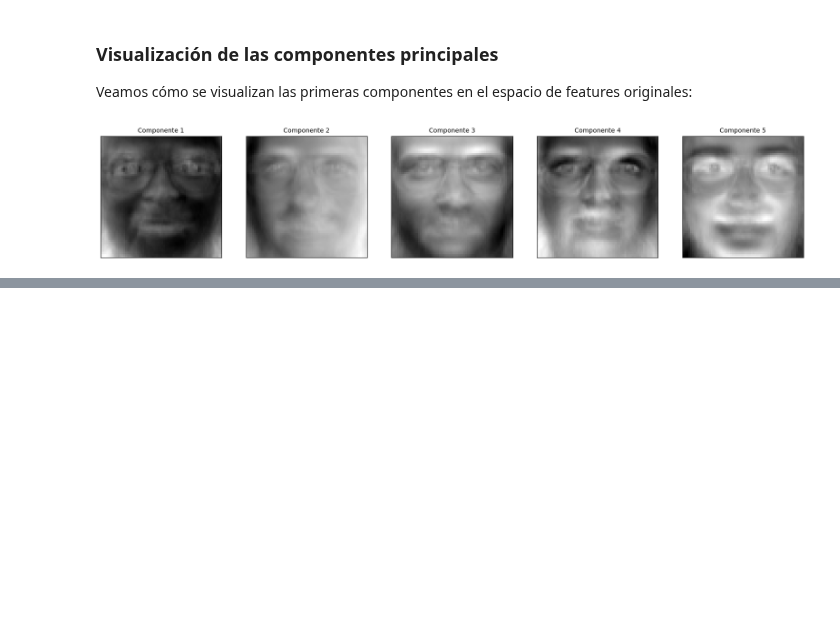
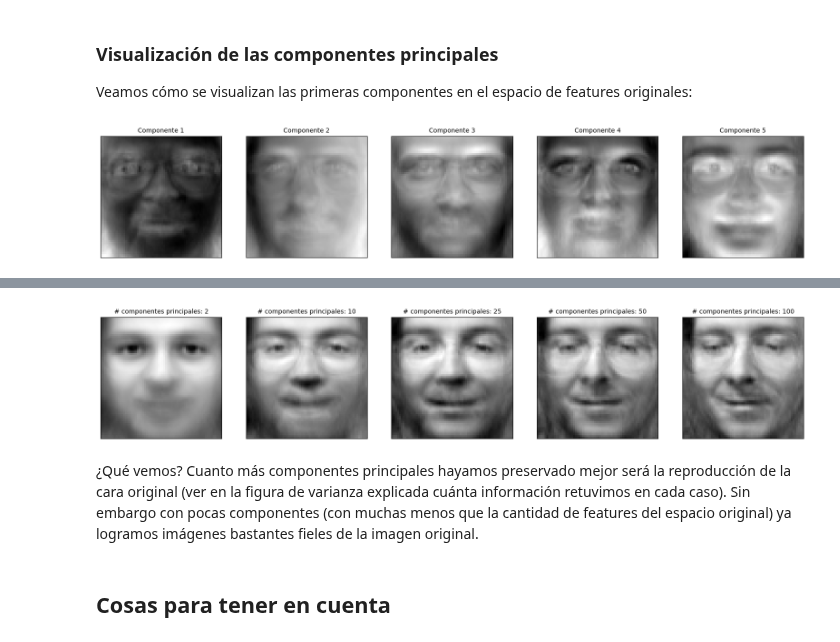
Before and after one commit to andres-mart/Coderhouse, a Jupyter notebook: 9. Modelos Analíticos para Ciencia de Datos/Ejemplo_2.ipynb, the cells around one changed output, grey strips where cells are left out. Saved outputs shown, nothing was run; the diff lists cells and outputs as text; code cells hidden in the pictures; blank space fills up the shorter version.

```diff
--- a/9. Modelos Analíticos para Ciencia de Datos/Ejemplo_2.ipynb
+++ b/9. Modelos Analíticos para Ciencia de Datos/Ejemplo_2.ipynb
@@ -199,0 +231,38 @@ plt.show()
+# %%
+fig, ax = plt.subplots(1, 5, figsize=(20, 10))  # Seteamos el tamaño de la figura
+
+fig_index = 0  # Índice para indicar donde hacer la figura
+
+# Recorremos distinta cantidad de componentes:
+for p in [2, 10, 25, 50, 100]:
+    # Creación del modelo de PCA con p componentes:
+    pca = PCA(n_components=p)
+
+    # Ajuste y transformación de los datos
+    pca.fit(data)
+    X_pca = pca.transform(data)
+
+    # Reconstrucción de la cara desde el espacio reducido:
+    X_r = pca.inverse_transform(X_pca)
+
+    # Ploteo de la cara reconstruida con el mismo código de antes
+    ax[fig_index].imshow(
+        X_r[face_id, :].reshape(64, 64), interpolation="none", cmap="gray"
+    )  # Ploteamos la imagen de índice face_id en formato (28,28) para imagenes en escala de grises (tengo que reshapear)
+
+    ax[fig_index].set_title(
+        "# componentes principales: {}".format(p), fontsize=10
+    )  # Ponemos el título a los plots con el identificador unico de la persona
+
+    ax[fig_index].set_xticks([])  # Sacamos los ticks en el eje X
+    ax[fig_index].set_yticks([])  # Sacamos los ticks en el eje Y
+
+    fig_index += 1
+
+plt.show()
+# %% [output]
+[figure, added]
+# %% [markdown]
+¿Qué vemos? Cuanto más componentes principales hayamos preservado mejor será la reproducción de la cara original (ver en la figura de varianza explicada cuánta información retuvimos en cada caso). Sin embargo con pocas componentes (con muchas menos que la cantidad de features del espacio original) ya logramos imágenes bastantes fieles de la imagen original.
+# %% [markdown]
+## Cosas para tener en cuenta
```
Also changed, not shown: parts of 12 cells of this notebook, 4 other files.
